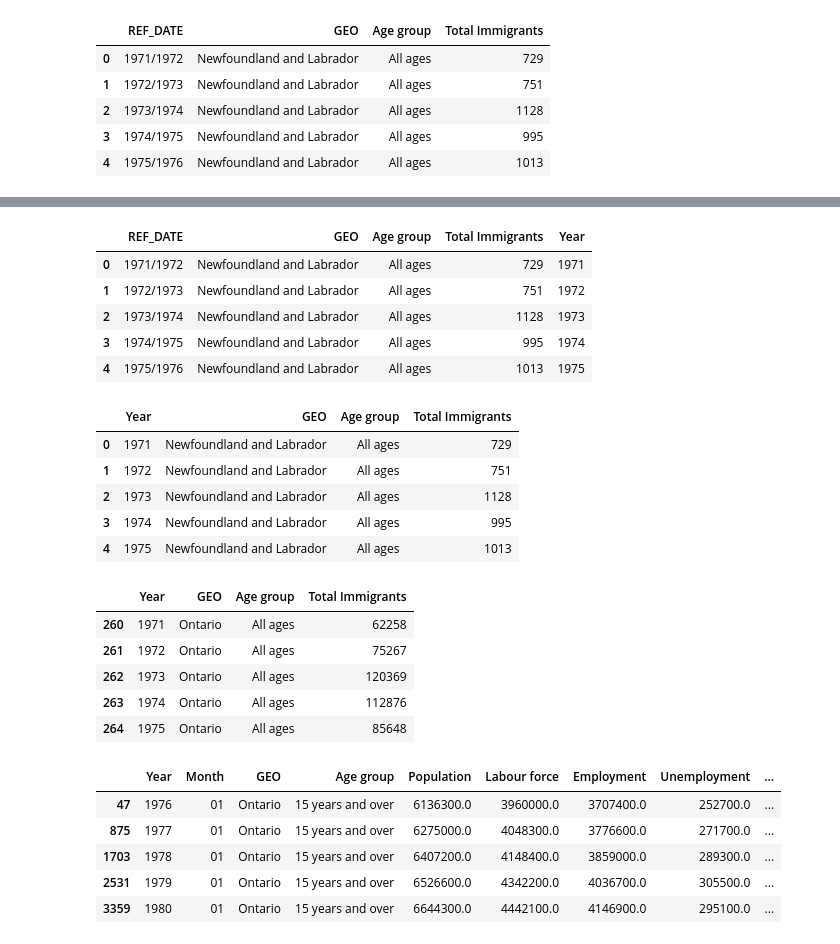
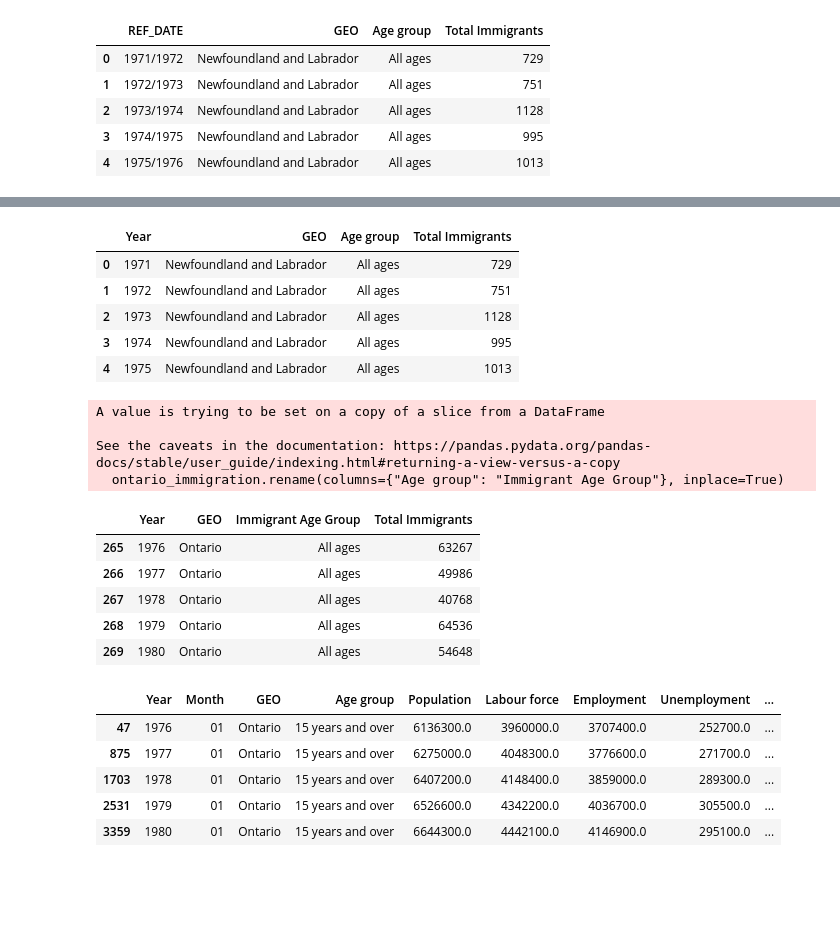
Before and after one commit to Cadeem-M/Unemployment-Analysis, a Jupyter notebook: analysis.ipynb, the cells around one changed output, grey strips where cells are left out. Drawn from its saved outputs; the diff is of its cells as text; code cells hidden in the pictures; blank space fills up the shorter version.

```diff
--- a/analysis.ipynb
+++ b/analysis.ipynb
@@ -278,46 +268,46 @@ filt_immigration_df.head()
 # %%
+#Filtering by starting year
+filt_immigration_df["Year"] = ""
+filt_immigration_df.head()
+
 for i, row in filt_immigration_df.iterrows():
     date = row["REF_DATE"].split("/")
     filt_immigration_df.loc[i,"Year"] = date[0]
 
-
+#Arranging columns
+filt_immigration_df = filt_immigration_df.filter(items= ["Year", "GEO", "Age group", "Total Immigrants"])
 
 filt_immigration_df.head()
 # %% [output]
-|  | REF_DATE | GEO | Age group | Total Immigrants | Year |
-| 0 | 1971/1972 | Newfoundland and Labrador | All ages | 729 | 1971 |
-| 1 | 1972/1973 | Newfoundland and Labrador | All ages | 751 | 1972 |
-| 2 | 1973/1974 | Newfoundland and Labrador | All ages | 1128 | 1973 |
-| 3 | 1974/1975 | Newfoundland and Labrador | All ages | 995 | 1974 |
-| 4 | 1975/1976 | Newfoundland and Labrador | All ages | 1013 | 1975 |
+|  | Year | GEO | Age group | Total Immigrants |
+| 0 | 1971 | Newfoundland and Labrador | All ages | 729 |
+| 1 | 1972 | Newfoundland and Labrador | All ages | 751 |
+| 2 | 1973 | Newfoundland and Labrador | All ages | 1128 |
+| 3 | 1974 | Newfoundland and Labrador | All ages | 995 |
+| 4 | 1975 | Newfoundland and Labrador | All ages | 1013 |
-# %%
-filt_immigration_df = filt_immigration_df.filter(items= ["Year", "GEO", "Age group", "Total Immigrants"])
-
-filt_immigration_df.head()
-# %% [output]
-|  | Year | GEO | Age group | Total Immigrants |
-| 0 | 1971 | Newfoundland and Labrador | All ages | 729 |
-| 1 | 1972 | Newfoundland and Labrador | All ages | 751 |
-| 2 | 1973 | Newfoundland and Labrador | All ages | 1128 |
-| 3 | 1974 | Newfoundland and Labrador | All ages | 995 |
-| 4 | 1975 | Newfoundland and Labrador | All ages | 1013 |
 # %%
 filt_immigration_df['Year'] = filt_immigration_df['Year'].astype(int)
 
 ontario_immigration = filt_immigration_df.loc[
     (filt_immigration_df["GEO"] == "Ontario") &
     (filt_immigration_df["Age group"] == "All ages") &
-    (filt_immigration_df["Year"] >= 1970) & (filt_immigration_df["Year"] <= 2022)]
+    (filt_immigration_df["Year"] >= 1976) & (filt_immigration_df["Year"] <= 2022)]
+
+ontario_immigration.rename(columns={"Age group": "Immigrant Age Group"}, inplace=True)
 
 
 ontario_immigration.head()
 # %% [output]
+A value is trying to be set on a copy of a slice from a DataFrame
+
+See the caveats in the documentation: https://pandas.pydata.org/pandas-docs/stable/user_guide/indexing.html#returning-a-view-versus-a-copy
+  ontario_immigration.rename(columns={"Age group": "Immigrant Age Group"}, inplace=True)
-|  | Year | GEO | Age group | Total Immigrants |
-| 260 | 1971 | Ontario | All ages | 62258 |
-| 261 | 1972 | Ontario | All ages | 75267 |
-| 262 | 1973 | Ontario | All ages | 120369 |
-| 263 | 1974 | Ontario | All ages | 112876 |
-| 264 | 1975 | Ontario | All ages | 85648 |
+|  | Year | GEO | Immigrant Age Group | Total Immigrants |
+| 265 | 1976 | Ontario | All ages | 63267 |
+| 266 | 1977 | Ontario | All ages | 49986 |
+| 267 | 1978 | Ontario | All ages | 40768 |
+| 268 | 1979 | Ontario | All ages | 64536 |
+| 269 | 1980 | Ontario | All ages | 54648 |
 # %%
 filt_unemployed_df['Year'] = filt_unemployed_df['Year'].astype(int)
 
```
Also changed, not shown: parts of 11 cells of this notebook.
